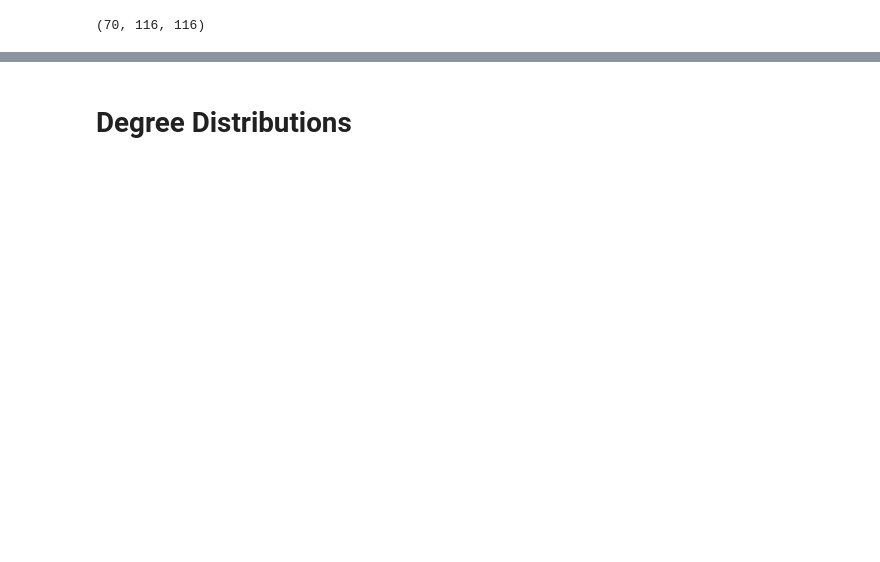
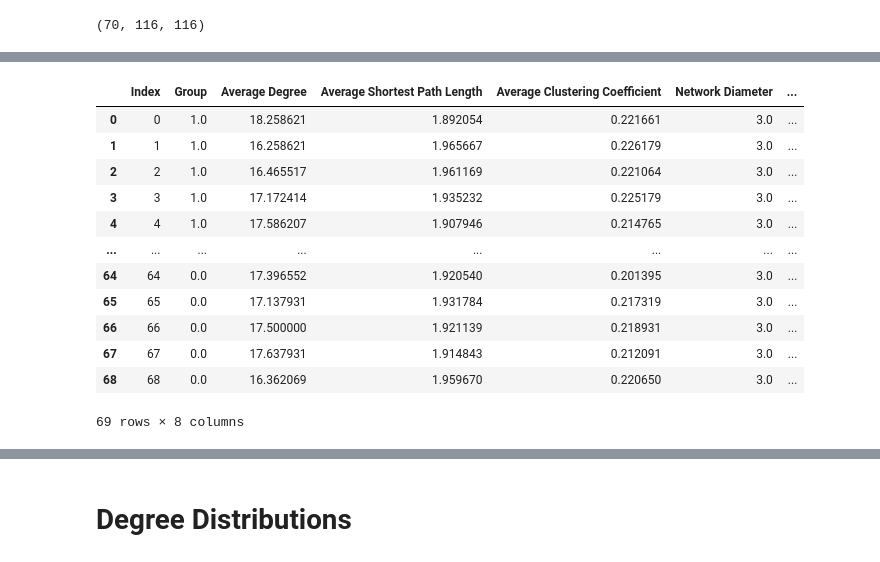
Before and after one commit to gaurav-src/es404-project, a Jupyter notebook: project_gaurav.ipynb, the cells around one changed output, grey strips where cells are left out. Saved outputs shown, nothing was run; the diff lists cells and outputs as text; code cells hidden in the pictures; blank space fills up the shorter version.

```diff
--- a/project_gaurav.ipynb
+++ b/project_gaurav.ipynb
@@ -45,0 +84,34 @@ brain_df['Network Diameter'] = diameter
+# %%
+#-- Binary
+brain_networks_binary = [] #-- contains all the 69 graph objects
+average_degrees_binary = np.empty(number_of_people)
+diameter_binary = np.empty(number_of_people)
+average_path_length_binary = np.empty(number_of_people)
+average_clustering_coefficients_binary = np.empty(number_of_people)
+degree_assortativity_coefficient_binary = np.empty(number_of_people)
+network_density_binary = np.empty(number_of_people)
+degrees_binary = []
+for i in range(number_of_people):
+  G = nx.from_numpy_array(people_adj_matrices_binary[i])
+  brain_networks_binary.append(G)
+  degrees_binary.append([v for _,v in G.degree(weight='weight')])
+  average_degrees_binary[i] = np.mean(degrees_binary[i])
+  diameter_binary[i] = nx.diameter(G,weight='weight')
+  average_path_length_binary[i] = nx.average_shortest_path_length(G, weight='weight')
+  average_clustering_coefficients_binary[i] = nx.average_clustering(G)
+  degree_assortativity_coefficient_binary[i] = nx.degree_assortativity_coefficient(G)
+  network_density_binary[i] = nx.density(G)
+
+
+people_index = np.arange(0,number_of_people)
+
+groups = np.concatenate((np.ones(49),np.zeros(20)))
+
+brain_df_binary = pd.DataFrame(people_index, columns=['Index'])
+brain_df_binary['Group'] = groups
+brain_df_binary['Average Degree'] = average_degrees_binary
+brain_df_binary['Average Shortest Path Length'] = average_path_length_binary
+brain_df_binary['Average Clustering Coefficient'] = average_clustering_coefficients_binary
+brain_df_binary['Network Diameter'] = diameter_binary
+brain_df_binary['Degree Assortativity Coefficient'] = degree_assortativity_coefficient_binary
+brain_df_binary['Network Density'] = network_density_binary
@@ -61,0 +184,16 @@ brain_df
+# %%
+brain_df_binary
+# %% [output]
+|  | Index | Group | Average Degree | Average Shortest Path Length | Average Clustering Coefficient | Network Diameter | ... |
+| 0 | 0 | 1.0 | 18.258621 | 1.892054 | 0.221661 | 3.0 | ... |
+| 1 | 1 | 1.0 | 16.258621 | 1.965667 | 0.226179 | 3.0 | ... |
+| 2 | 2 | 1.0 | 16.465517 | 1.961169 | 0.221064 | 3.0 | ... |
+| 3 | 3 | 1.0 | 17.172414 | 1.935232 | 0.225179 | 3.0 | ... |
+| 4 | 4 | 1.0 | 17.586207 | 1.907946 | 0.214765 | 3.0 | ... |
+| ... | ... | ... | ... | ... | ... | ... | ... |
+| 64 | 64 | 0.0 | 17.396552 | 1.920540 | 0.201395 | 3.0 | ... |
+| 65 | 65 | 0.0 | 17.137931 | 1.931784 | 0.217319 | 3.0 | ... |
+| 66 | 66 | 0.0 | 17.500000 | 1.921139 | 0.218931 | 3.0 | ... |
+| 67 | 67 | 0.0 | 17.637931 | 1.914843 | 0.212091 | 3.0 | ... |
+| 68 | 68 | 0.0 | 16.362069 | 1.959670 | 0.220650 | 3.0 | ... |
+69 rows × 8 columns
```
Also changed, not shown: parts of 25 cells of this notebook.
